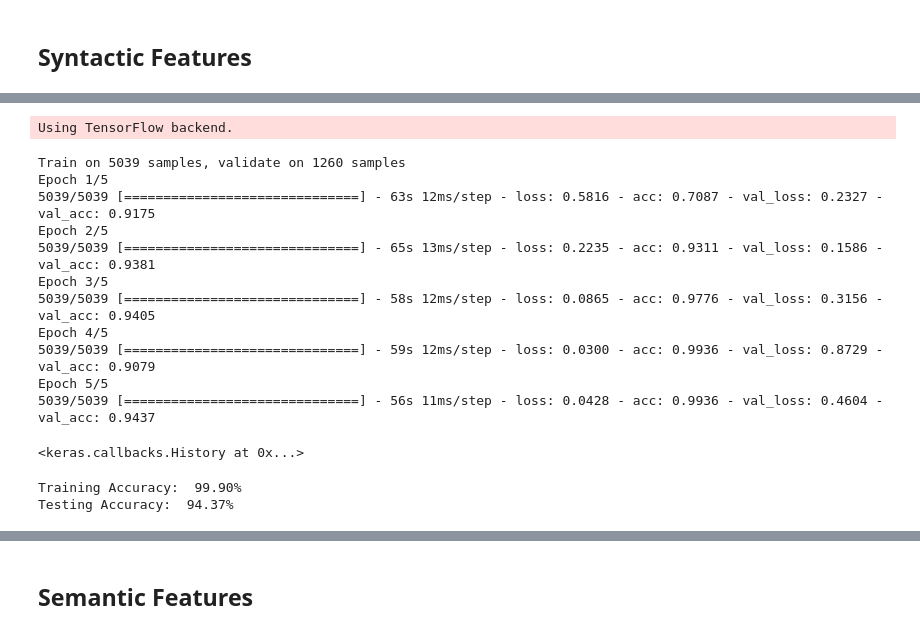
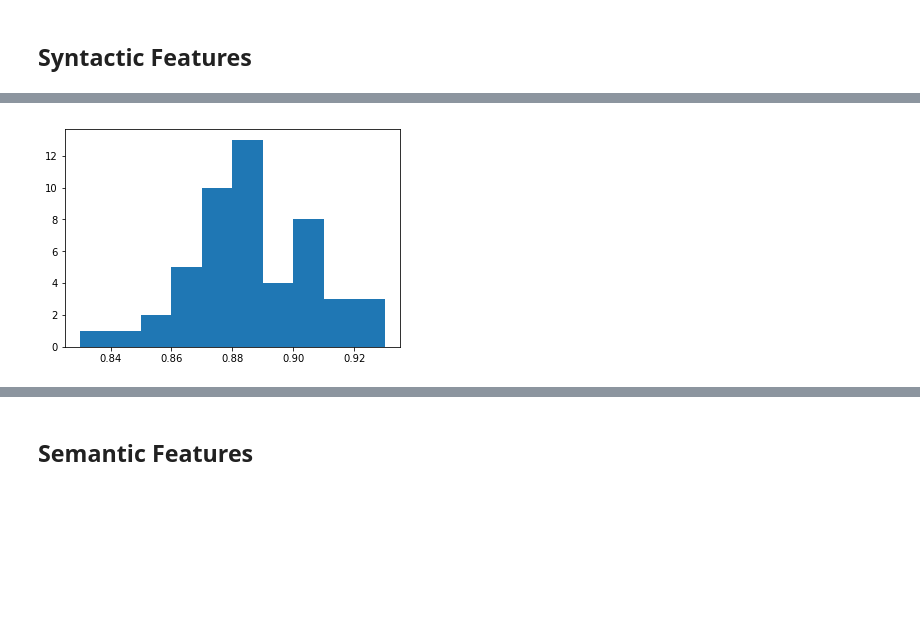
Before and after one commit to almoslmi/nlp-features, a Jupyter notebook: classification/Fake News Classification.ipynb, the cells around one changed output, grey strips where cells are left out. Saved outputs shown, nothing was run; the diff lists cells and outputs as text; code cells hidden in the pictures; blank space fills up the shorter version.

```diff
--- a/classification/Fake News Classification.ipynb
+++ b/classification/Fake News Classification.ipynb
@@ -132,3 +214,10 @@ Testing Accuracy:  84.44%
+# %%
+# plot scores
+from matplotlib import pyplot
+pyplot.hist(scores)
+pyplot.show()
+# %% [output]
+[figure, added]
 # %%
 # DNN
 import numpy as np
@@ -152,33 +241,3 @@ model.add(Dense(1, activation='sigmoid'))
 model.compile(loss='binary_crossentropy',
               optimizer='rmsprop',
               metrics=['accuracy'])
-
-
-model.fit(docterm_train, y_train_num,
-          epochs=5,
-          batch_size=128,
-          validation_data=(docterm_test, y_test_num))
-# %% [output]
-Using TensorFlow backend.
-Train on 5039 samples, validate on 1260 samples
-Epoch 1/5
-5039/5039 [==============================] - 63s 12ms/step - loss: 0.5816 - acc: 0.7087 - val_loss: 0.2327 - val_acc: 0.9175
-Epoch 2/5
-5039/5039 [==============================] - 65s 13ms/step - loss: 0.2235 - acc: 0.9311 - val_loss: 0.1586 - val_acc: 0.9381
-Epoch 3/5
-5039/5039 [==============================] - 58s 12ms/step - loss: 0.0865 - acc: 0.9776 - val_loss: 0.3156 - val_acc: 0.9405
-Epoch 4/5
-5039/5039 [==============================] - 59s 12ms/step - loss: 0.0300 - acc: 0.9936 - val_loss: 0.8729 - val_acc: 0.9079
-Epoch 5/5
-5039/5039 [==============================] - 56s 11ms/step - loss: 0.0428 - acc: 0.9936 - val_loss: 0.4604 - val_acc: 0.9437
-<keras.callbacks.History at 0x...>
-# %%
-# evaluate model
-
-def predict(X):
-    return np.rint(model.predict(X)) # threshold the predictions to retrieve labels
-
-evaluate_model(predict, docterm_train, y_train_num, docterm_test, y_test_num)
-# %% [output]
-Training Accuracy:  99.90%
-Testing Accuracy:  94.37%
```
Also changed, not shown: parts of 34 cells of this notebook, 1 other file.
